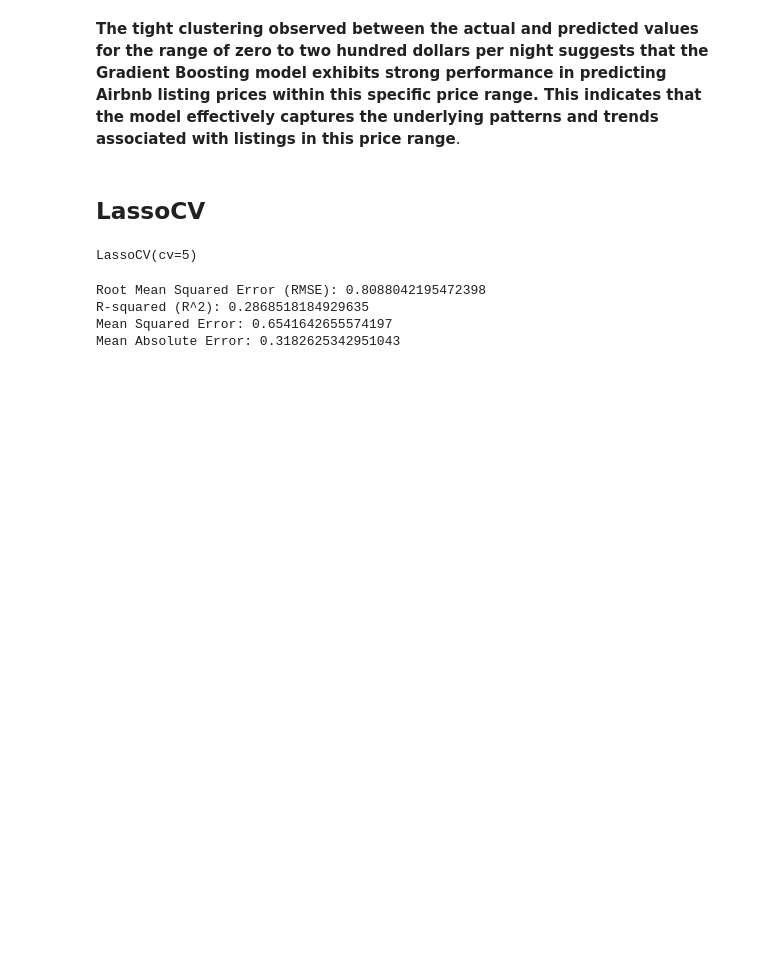
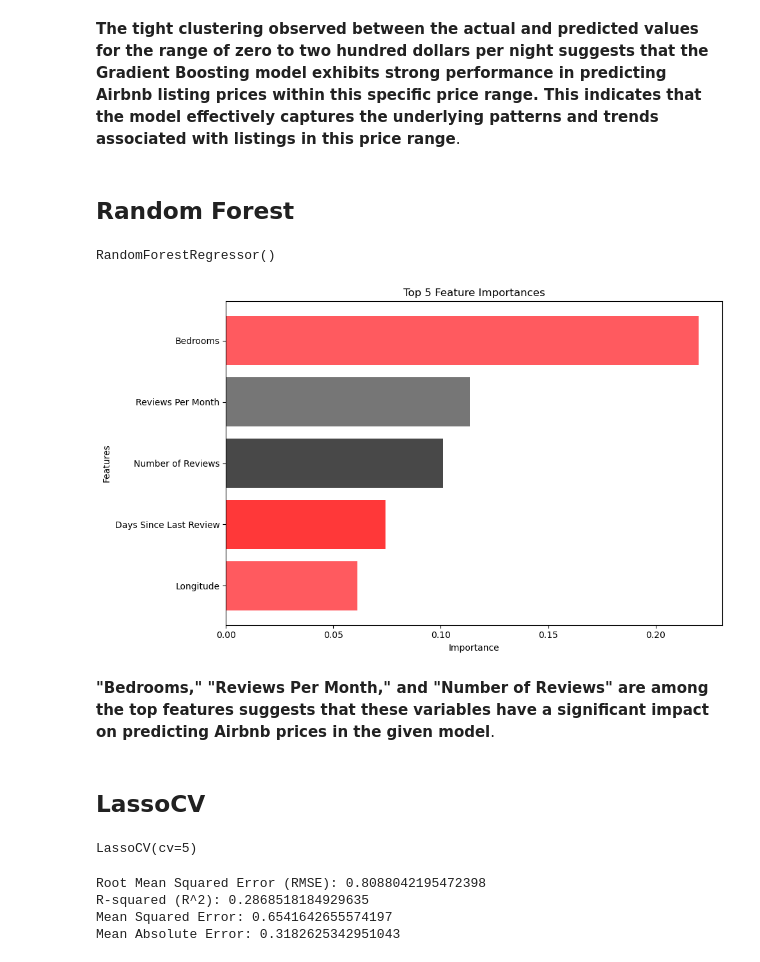
Before and after one commit to Rpierre98/Airbnb-Price-Predictions-Florida-Edition, a Jupyter notebook: code/Modeling.ipynb, the cells around one changed output. Drawn from its saved outputs; the diff is of its cells as text; code cells hidden in the pictures; blank space fills up the shorter version.

```diff
--- a/code/Modeling.ipynb
+++ b/code/Modeling.ipynb
@@ -177,5 +177,53 @@ plt.show()
 # %% [markdown]
 **The tight clustering observed between the actual and predicted values for the range of zero to two hundred dollars per night suggests that the Gradient Boosting model exhibits strong performance in predicting Airbnb listing prices within this specific price range. This indicates that the model effectively captures the underlying patterns and trends associated with listings in this price range**.
+# %% [markdown]
+## Random Forest
+# %%
+rf_model = RandomForestRegressor()
+# %%
+rf_model.fit(X_train_imputed, y_train)
+# %% [output]
+RandomForestRegressor()
+# %%
+# feature importances
+feature_importances = rf_model.feature_importances_
+# %%
+# Sort features by importance
+sorted_indices = np.argsort(feature_importances)[::-1]
+sorted_features = np.array(features)[sorted_indices]
+sorted_importances = feature_importances[sorted_indices]
+# %%
+# Define custom feature names
+custom_feature_names = ['Longitude', 'Days Since Last Review', 'Number of Reviews', 'Reviews Per Month', 'Bedrooms']
+
+# Select top 5 features
+top_features = sorted_features[:5]
+top_importances = sorted_importances[:5]
+
+# Reverse the order of the lists
+top_features = top_features[::-1]
+top_importances = top_importances[::-1]
+
+# Define custom colors
+airbnb_colors = ["#FF5A5F", "#FF3839", "#484848", "#767676"]
+
+# Plot top 5 feature importances
+plt.figure(figsize=(10, 6))
+plt.barh(range(len(top_importances)), top_importances, color=airbnb_colors)
+plt.yticks(range(len(top_features)), custom_feature_names)
+plt.xlabel('Importance')
+plt.ylabel('Features')
+plt.title('Top 5 Feature Importances')
+
+# Add tight layout
+plt.tight_layout()
+
+# Save the plot as an image
+plt.savefig('../charts/top_feature_importances.png')
+# %% [output]
+[figure, added]
+# %% [markdown]
+**"Bedrooms," "Reviews Per Month," and "Number of Reviews" are among the top features suggests that these variables have a significant impact on predicting Airbnb prices in the given model**.
 # %% [markdown]
 ## LassoCV
 # %%
```
Also changed, not shown: parts of 8 cells of this notebook, 5 other files.
